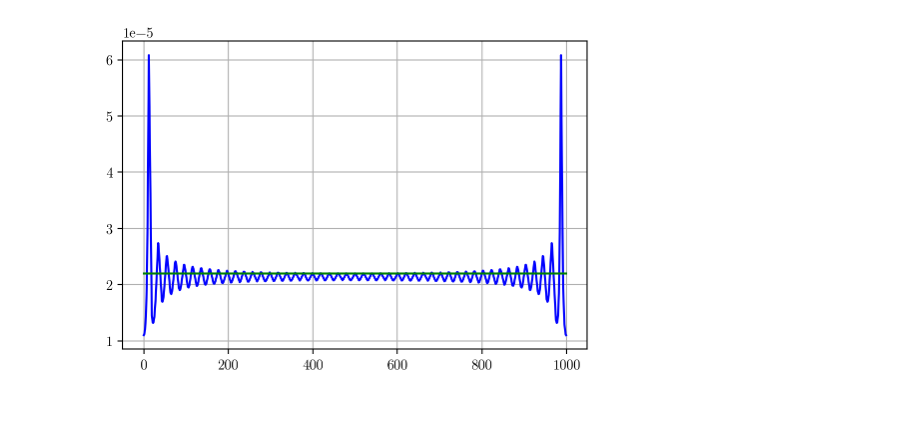
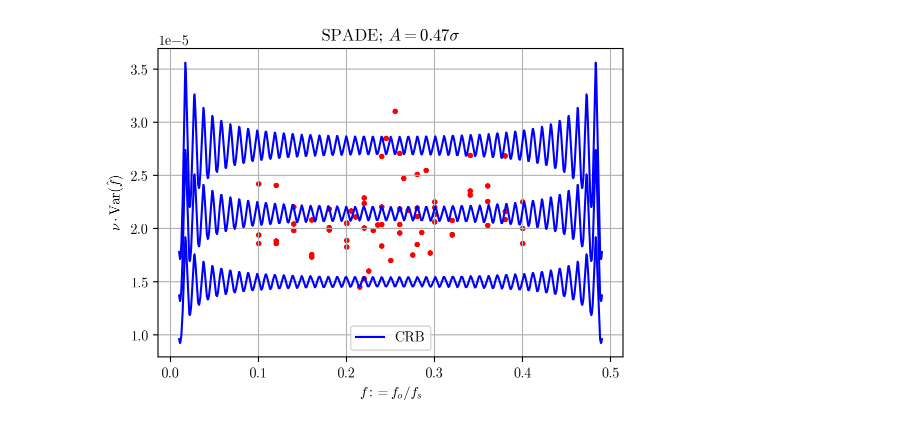
Before and after one commit to huchaoning/freqest-draft, a Jupyter notebook: plot.ipynb, the cells around one changed output. Saved outputs shown, nothing was run; the diff lists cells and outputs as text; code cells hidden in the pictures.

Commit message:
plot

```diff
--- a/plot.ipynb
+++ b/plot.ipynb
@@ -4,5 +4,32 @@ from src import DMD, qCMOS, FIM_CRB
-# %%
-plot(FIM_CRB().crb_list(5*DMD.PIXEL_SIZE/2, np.linspace(0, 0.5, 1000)))
-plot(FIM_CRB(approx=True).crb_list(5*DMD.PIXEL_SIZE/2, np.linspace(0, 0.5, 1000)))
-# %% [output]
-[figure, removed]
+# %%
+x_axis = np.linspace(0, 0.5, 1000)[20: -20]
+A = 5 * DMD.PIXEL_SIZE / 2
+
+plot(x_axis, FIM_CRB().crb_list(A, x_axis), 'b', label='CRB')
+
+plot(x_axis, 0.7 * FIM_CRB().crb_list(A, x_axis), 'b')
+
+plot(x_axis, 1.3 * FIM_CRB().crb_list(A, x_axis), 'b')
+
+for f in glob(r'C:\Users\Administrator\Desktop\data\10.22\spade_*.npz'):
+    c = LoadEstmates(f)
+    scatter(c.metadata.ground_truth, c.frequency_estmates.var(ddof=1) * c.photons.mean(), marker='.', c='r')
+
+for f in glob(r'C:\Users\Administrator\Desktop\data\10.21.a\spade_*.npz'):
+    c = LoadEstmates(f)
+    scatter(c.metadata.ground_truth, c.frequency_estmates.var(ddof=1) * c.photons.mean(), marker='.', c='r')
+
+for f in glob(r'C:\Users\Administrator\Desktop\data\10.21.b\spade_*.npz'):
+    c = LoadEstmates(f)
+    scatter(c.metadata.ground_truth, c.frequency_estmates.var(ddof=1) * c.photons.mean(), marker='.', c='r')
+
+for f in glob(r'C:\Users\Administrator\Desktop\data\10.19\spade_*.npz'):
+    c = LoadEstmates(f)
+    scatter(c.metadata.ground_truth, c.frequency_estmates.var(ddof=1) * c.photons.mean(), marker='.', c='r')
+
+plt.xlabel(r'$f := f_o / f_s$')
+plt.ylabel(r'$\nu\cdot{\rm Var}(\hat f)$')
+plt.title(rf'SPADE; $A = {np.round(5 * DMD.PIXEL_SIZE / 2 / 103, 2)}\sigma$')
+plt.show()
+# %% [output]
+[figure, added]
```
Also changed, not shown: parts of 3 cells of this notebook, 1 other file.
